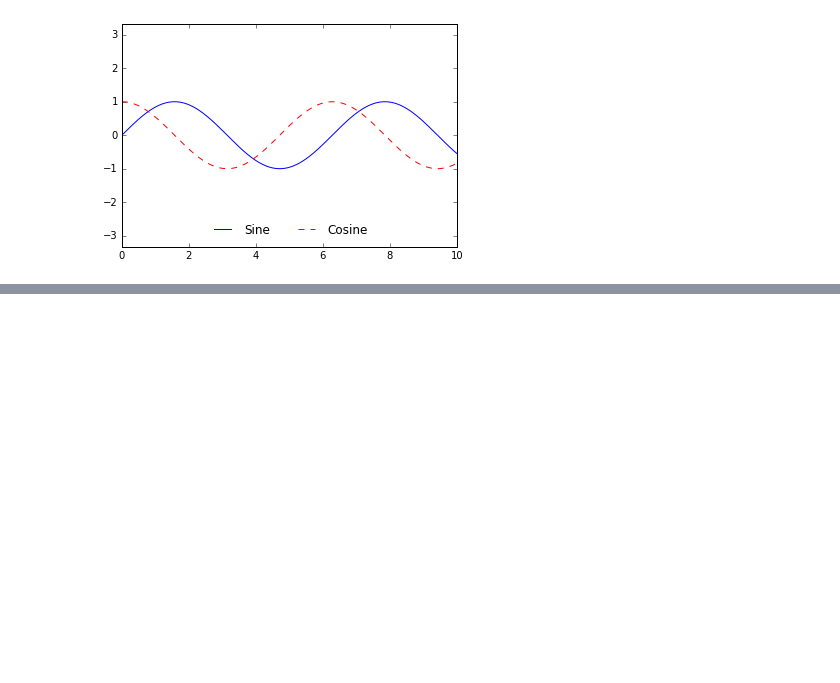
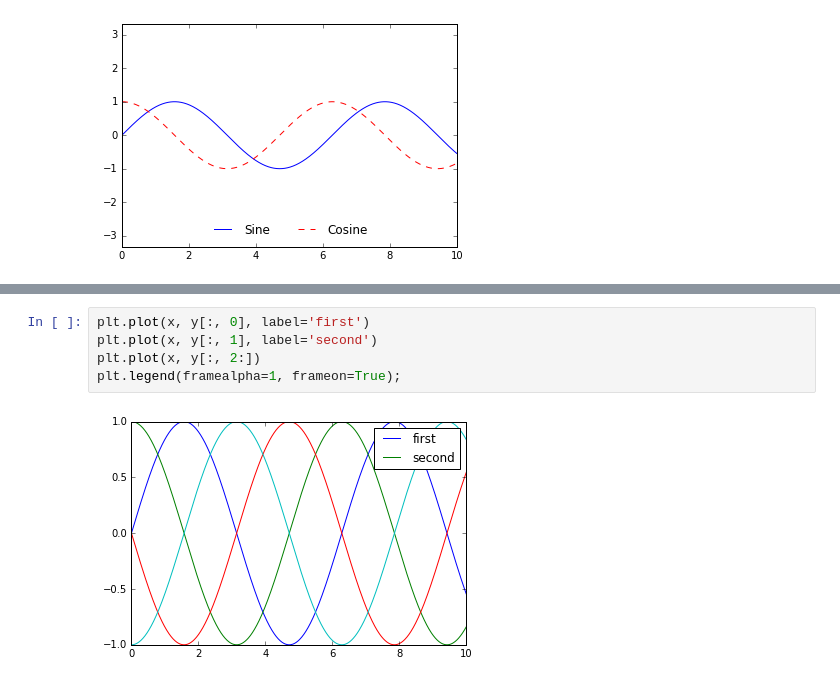
Before and after one commit to Shilparpatil/internship, a Jupyter notebook: matplotlib.ipynb, the cells around one changed output, grey strips where cells are left out. Drawn from its saved outputs; the diff is of its cells as text; blank space fills up the shorter version.

```diff
--- a/matplotlib.ipynb
+++ b/matplotlib.ipynb
@@ -248,0 +255,7 @@ fig
+# %%
+plt.plot(x, y[:, 0], label='first')
+plt.plot(x, y[:, 1], label='second')
+plt.plot(x, y[:, 2:])
+plt.legend(framealpha=1, frameon=True);
+# %% [output]
+[figure, added]
```
Also changed, not shown: parts of 3 cells of this notebook.
